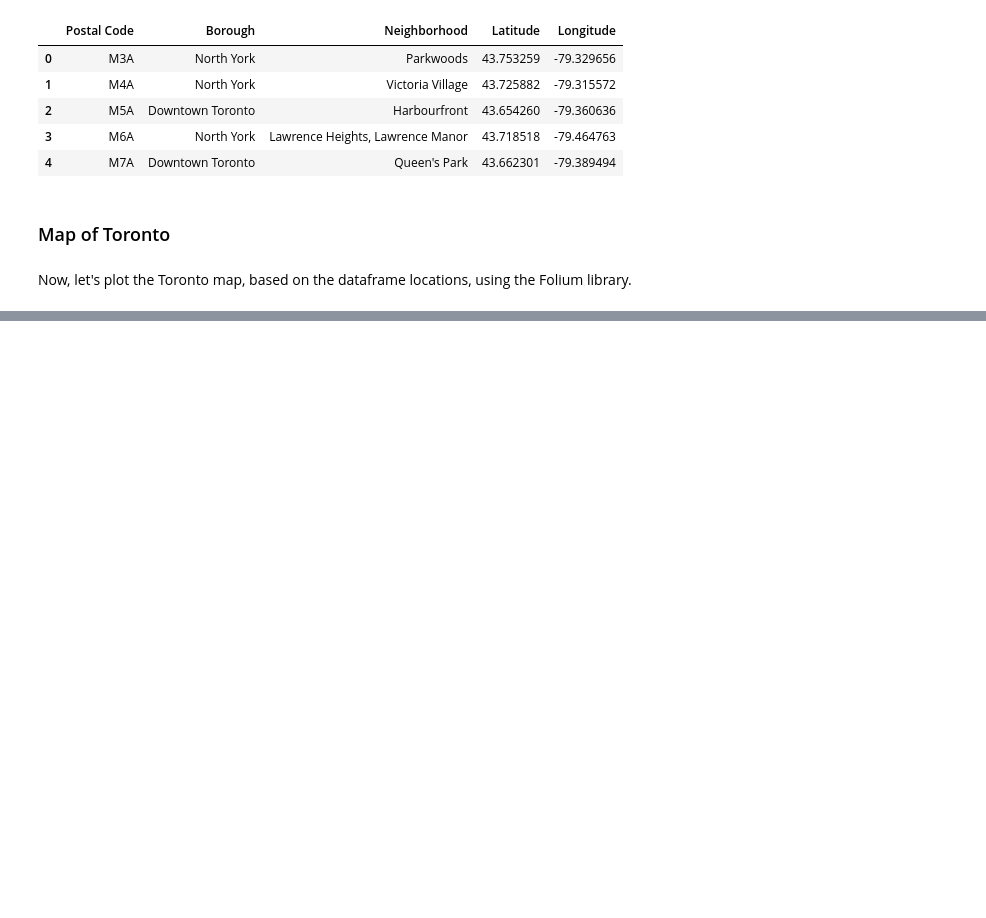
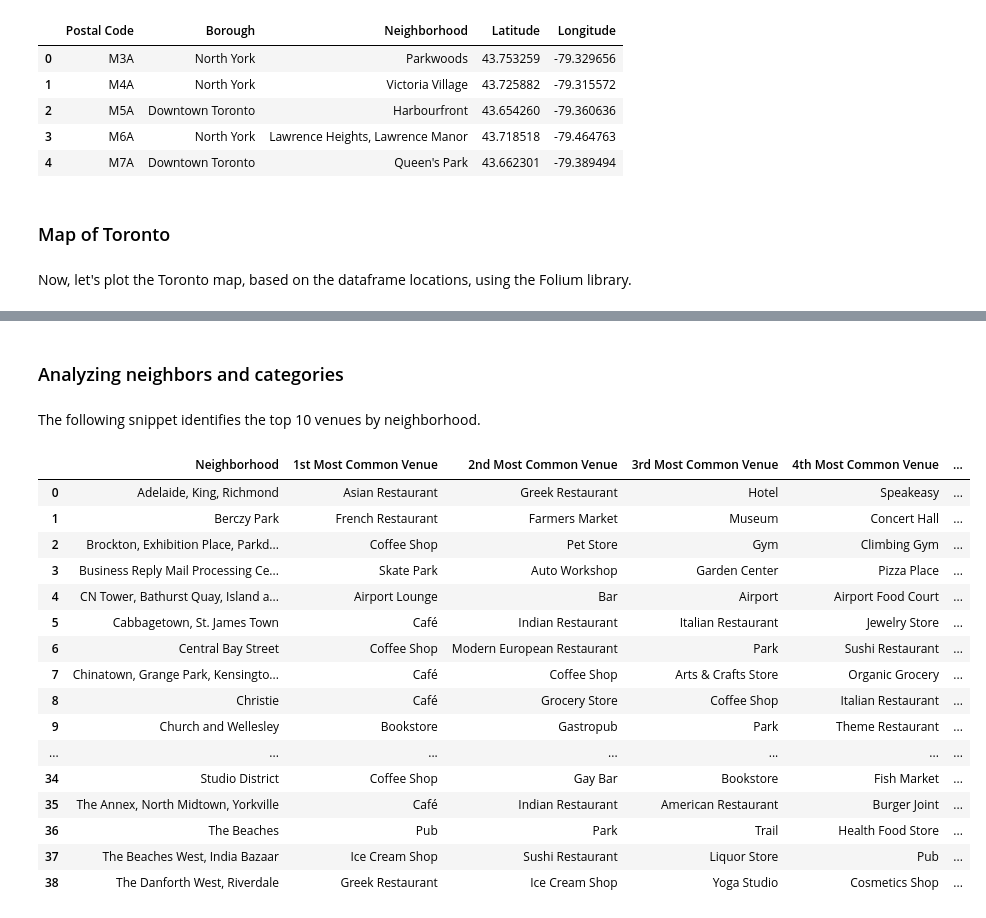
Before and after one commit to thiagobodruk/Coursera_Capstone, a Jupyter notebook: clustering_segmenting.ipynb, the cells around one changed output, grey strips where cells are left out. Drawn from its saved outputs; the diff is of its cells as text; code cells hidden in the pictures; blank space fills up the shorter version.

```diff
--- a/clustering_segmenting.ipynb
+++ b/clustering_segmenting.ipynb
@@ -167,0 +244,3 @@ NameError: name 'venues' is not defined
+# %%
+borough_venues = getNearbyVenues(
+    borough['Neighborhood'], borough['Latitude'], borough['Longitude'])
@@ -167,0 +285,6 @@ NameError: name 'venues' is not defined
+# %%
+pivot = pd.get_dummies(borough_venues[['Venue Category']], prefix="", prefix_sep="")
+pivot['Neighborhood'] = borough_venues['Neighborhood']
+fixed_columns = [pivot.columns[-1]] + list(pivot.columns[:-1])
+pivot = pivot[fixed_columns]
+pivot.describe(include='all')
@@ -167,0 +318,4 @@ NameError: name 'venues' is not defined
+# %% [markdown]
+### Analyzing neighbors and categories
+# %% [markdown]
+The following snippet identifies the top 10 venues by neighborhood.
@@ -167,0 +327,32 @@ NameError: name 'venues' is not defined
+# %%
+num_top_venues = 10
+indicators = ['st', 'nd', 'rd']
+columns = ['Neighborhood']
+for ind in np.arange(num_top_venues):
+    try:
+        columns.append('{}{} Most Common Venue'.format(ind+1, indicators[ind]))
+    except:
+        columns.append('{}th Most Common Venue'.format(ind+1))
+neighborhoods_venues_sorted = pd.DataFrame(columns=columns)
+neighborhoods_venues_sorted['Neighborhood'] = pivot_neighbor['Neighborhood']
+for ind in np.arange(pivot_neighbor.shape[0]):
+    neighborhoods_venues_sorted.iloc[ind, 1:] = return_most_common_venues(pivot_neighbor.iloc[ind, :], num_top_venues)
+neighborhoods_venues_sorted
+# %% [output]
+|  | Neighborhood | 1st Most Common Venue | 2nd Most Common Venue | 3rd Most Common Venue | 4th Most Common Venue | ... |
+| 0 | Adelaide, King, Richmond | Asian Restaurant | Greek Restaurant | Hotel | Speakeasy | ... |
+| 1 | Berczy Park | French Restaurant | Farmers Market | Museum | Concert Hall | ... |
+| 2 | Brockton, Exhibition Place, Parkd... | Coffee Shop | Pet Store | Gym | Climbing Gym | ... |
+| 3 | Business Reply Mail Processing Ce... | Skate Park | Auto Workshop | Garden Center | Pizza Place | ... |
+| 4 | CN Tower, Bathurst Quay, Island a... | Airport Lounge | Bar | Airport | Airport Food Court | ... |
+| 5 | Cabbagetown, St. James Town | Café | Indian Restaurant | Italian Restaurant | Jewelry Store | ... |
+| 6 | Central Bay Street | Coffee Shop | Modern European Restaurant | Park | Sushi Restaurant | ... |
+| 7 | Chinatown, Grange Park, Kensingto... | Café | Coffee Shop | Arts & Crafts Store | Organic Grocery | ... |
+| 8 | Christie | Café | Grocery Store | Coffee Shop | Italian Restaurant | ... |
+| 9 | Church and Wellesley | Bookstore | Gastropub | Park | Theme Restaurant | ... |
+| ... | ... | ... | ... | ... | ... | ... |
+| 34 | Studio District | Coffee Shop | Gay Bar | Bookstore | Fish Market | ... |
+| 35 | The Annex, North Midtown, Yorkville | Café | Indian Restaurant | American Restaurant | Burger Joint | ... |
+| 36 | The Beaches | Pub | Park | Trail | Health Food Store | ... |
+| 37 | The Beaches West, India Bazaar | Ice Cream Shop | Sushi Restaurant | Liquor Store | Pub | ... |
+| 38 | The Danforth West, Riverdale | Greek Restaurant | Ice Cream Shop | Yoga Studio | Cosmetics Shop | ... |
```
Also changed, not shown: parts of 49 cells of this notebook.
